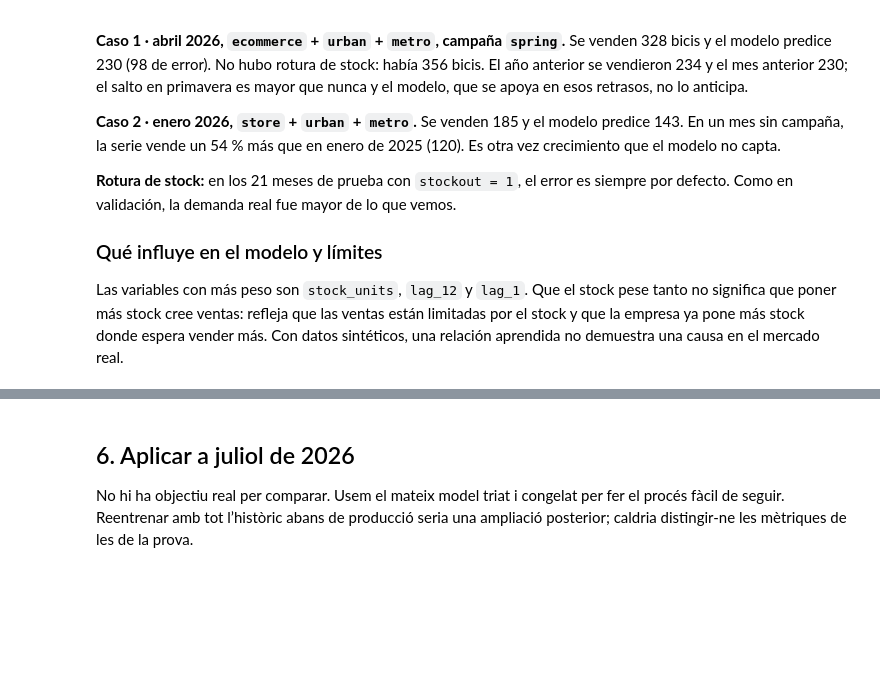
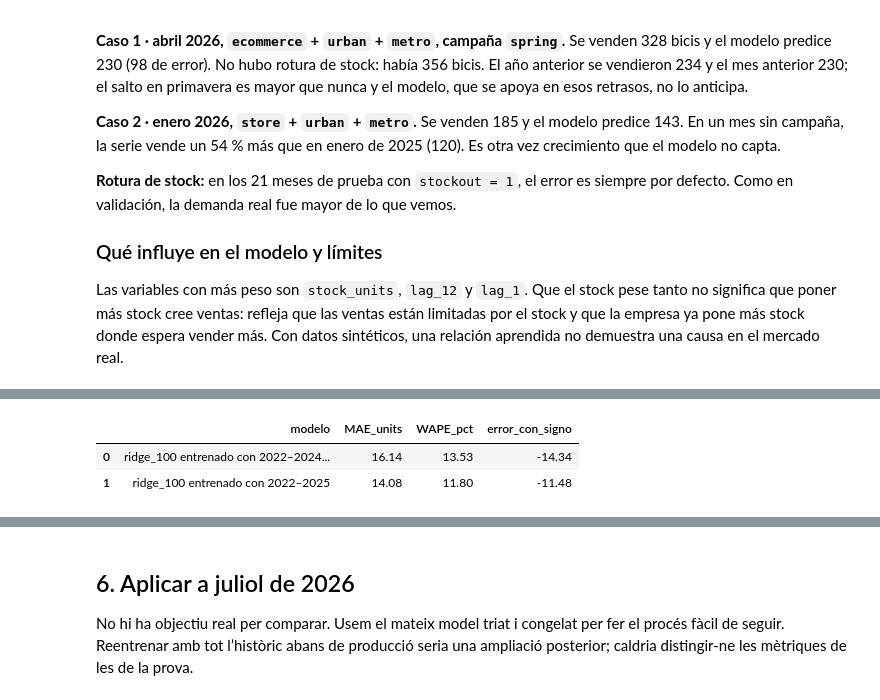
Before and after one commit to ComfyPenguin/BiciTierra_Market, a Jupyter notebook: notebooks/02_modelatge_baseline.ipynb, the cells around one changed output, grey strips where cells are left out. Cells and saved outputs as stored; diff of their text form; code cells hidden in the pictures; blank space fills up the shorter version.

```diff
--- a/notebooks/02_modelatge_baseline.ipynb
+++ b/notebooks/02_modelatge_baseline.ipynb
@@ -329,0 +482,16 @@ Las variables con más peso son `stock_units`, `lag_12` y `lag_1`. Que el stock
+# %%
+# > Reentrena ridge_100 con 2022–2025 (entrenamiento + validación) y lo mide en la prueba de 2026.
+# > Solo es contexto: no se usa para elegir nada y la decisión congelada no cambia.
+modelo_2025 = fit_ridge(pd.concat([train, valid]), 100.0)
+pred_2025 = cap(test, predict_ridge(test, modelo_2025))
+reentreno = pd.DataFrame([
+    {'modelo': 'ridge_100 entrenado con 2022–2024 (congelado)', **score(test['sales_units'], test_prediction),
+     'error_con_signo': float(np.mean(test_prediction - test['sales_units'].to_numpy()))},
+    {'modelo': 'ridge_100 entrenado con 2022–2025', **score(test['sales_units'], pred_2025),
+     'error_con_signo': float(np.mean(pred_2025 - test['sales_units'].to_numpy()))},
+])
+reentreno.round(2)
+# %% [output]
+|  | modelo | MAE_units | WAPE_pct | error_con_signo |
+| 0 | ridge_100 entrenado con 2022–2024... | 16.14 | 13.53 | -14.34 |
+| 1 | ridge_100 entrenado con 2022–2025 | 14.08 | 11.80 | -11.48 |
```
Also changed, not shown: parts of 20 cells of this notebook.
